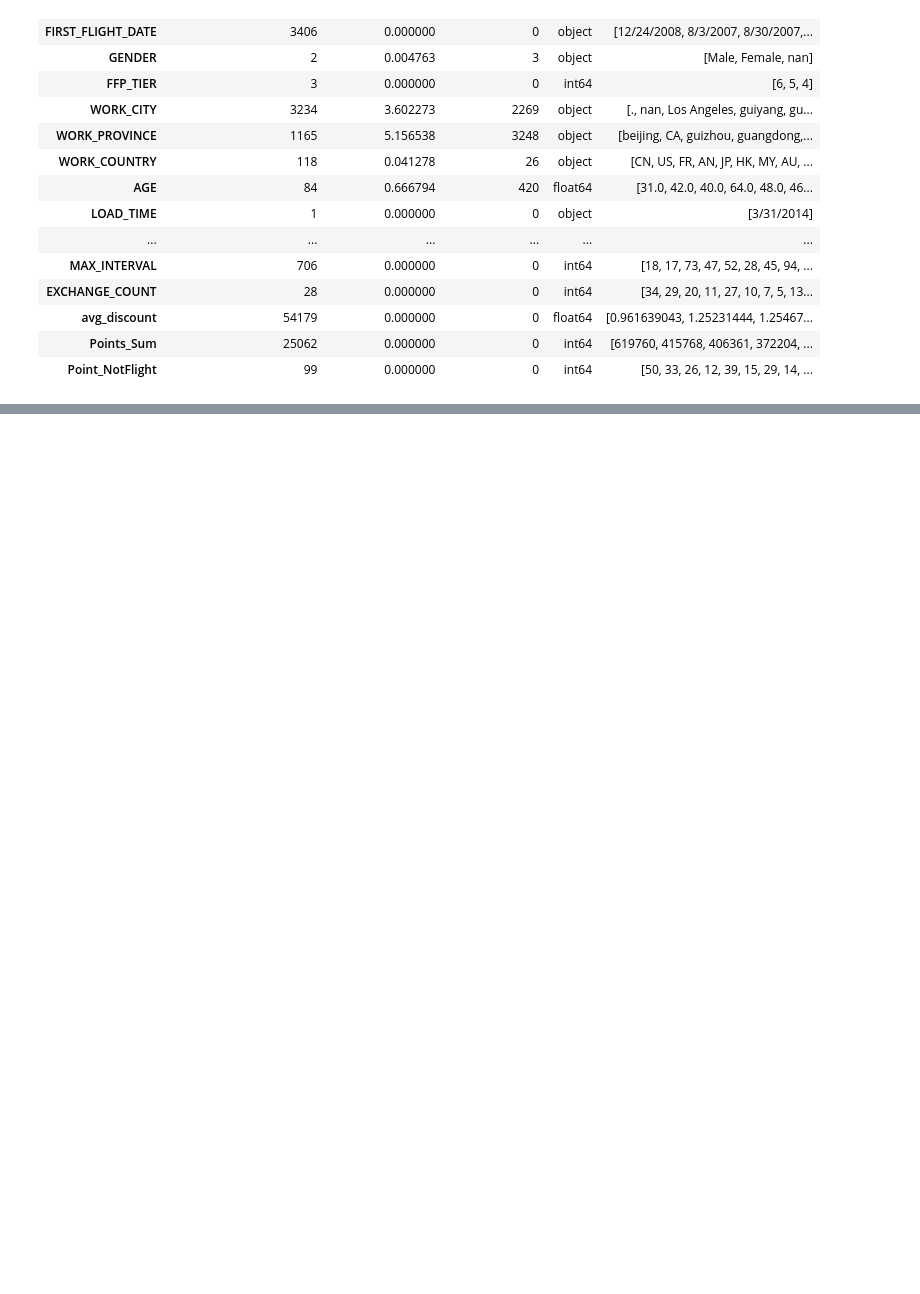
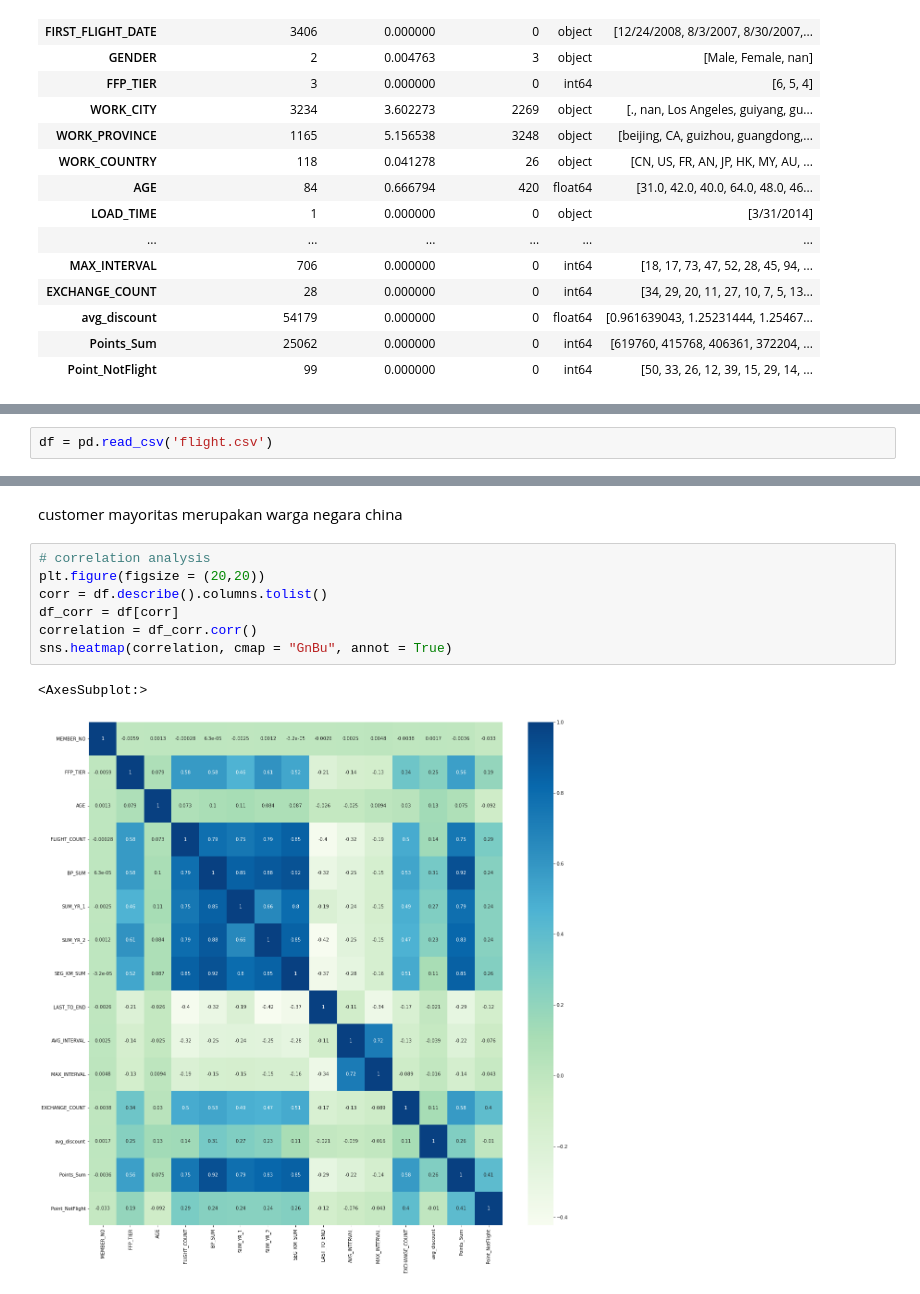
Before and after one commit to mhaniffajari/Airline-Customer-Value-Analysis-Case, a Jupyter notebook: Airline Customer Value Analysis Case.ipynb, the cells around one changed output, grey strips where cells are left out. Drawn from its saved outputs; the diff is of its cells as text; blank space fills up the shorter version.

```diff
--- a/Airline Customer Value Analysis Case.ipynb
+++ b/Airline Customer Value Analysis Case.ipynb
@@ -84,0 +114,2 @@ df.describe()
+# %%
+df = pd.read_csv('flight.csv')
@@ -84,0 +337,12 @@ df.describe()
+# %% [markdown]
+customer mayoritas merupakan warga negara china
+# %%
+# correlation analysis
+plt.figure(figsize = (20,20))
+corr = df.describe().columns.tolist()
+df_corr = df[corr]
+correlation = df_corr.corr()
+sns.heatmap(correlation, cmap = "GnBu", annot = True)
+# %% [output]
+<AxesSubplot:>
+[figure, added]
```
Also changed, not shown: parts of 112 cells of this notebook.
